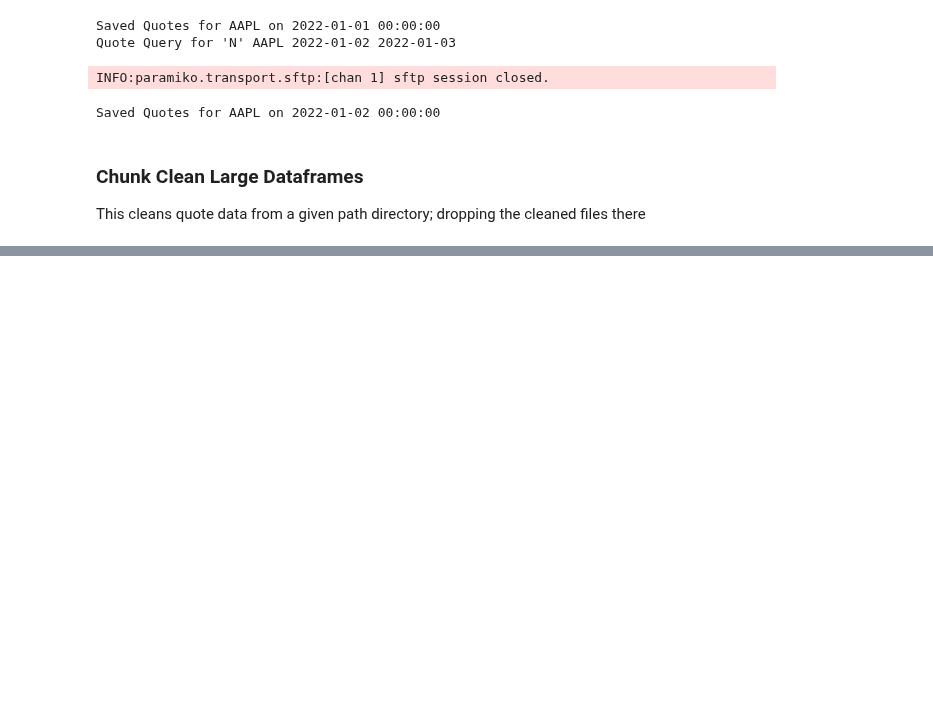
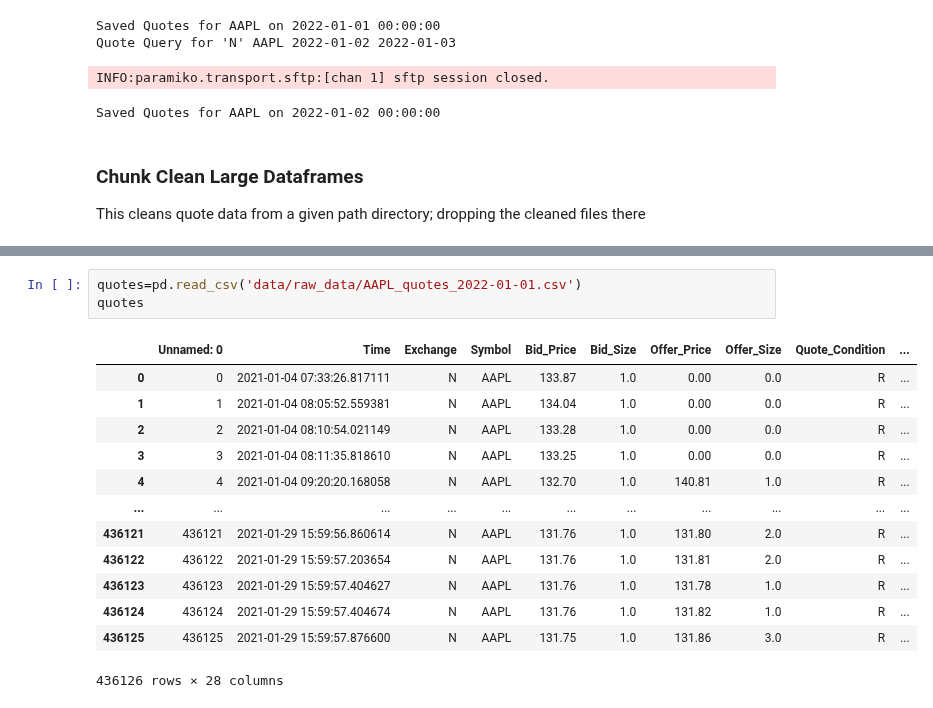
Before and after one commit to AMS-QF/TAQ-Data, a Jupyter notebook: Example_Data_NB.ipynb, the cells around one changed output, grey strips where cells are left out. Drawn from its saved outputs; the diff is of its cells as text; blank space fills up the shorter version.

```diff
--- a/Example_Data_NB.ipynb
+++ b/Example_Data_NB.ipynb
@@ -113,3 +113,20 @@ chunk_clean('../data/AAPL_quotes_2022-01-01')
 300000 rows cleaned
 400000 rows cleaned
 500000 rows cleaned
+# %%
+quotes=pd.read_csv('data/raw_data/AAPL_quotes_2022-01-01.csv')
+quotes
+# %% [output]
+|  | Unnamed: 0 | Time | Exchange | Symbol | Bid_Price | Bid_Size | Offer_Price | Offer_Size | Quote_Condition | ... |
+| 0 | 0 | 2021-01-04 07:33:26.817111 | N | AAPL | 133.87 | 1.0 | 0.00 | 0.0 | R | ... |
+| 1 | 1 | 2021-01-04 08:05:52.559381 | N | AAPL | 134.04 | 1.0 | 0.00 | 0.0 | R | ... |
+| 2 | 2 | 2021-01-04 08:10:54.021149 | N | AAPL | 133.28 | 1.0 | 0.00 | 0.0 | R | ... |
+| 3 | 3 | 2021-01-04 08:11:35.818610 | N | AAPL | 133.25 | 1.0 | 0.00 | 0.0 | R | ... |
+| 4 | 4 | 2021-01-04 09:20:20.168058 | N | AAPL | 132.70 | 1.0 | 140.81 | 1.0 | R | ... |
+| ... | ... | ... | ... | ... | ... | ... | ... | ... | ... | ... |
+| 436121 | 436121 | 2021-01-29 15:59:56.860614 | N | AAPL | 131.76 | 1.0 | 131.80 | 2.0 | R | ... |
+| 436122 | 436122 | 2021-01-29 15:59:57.203654 | N | AAPL | 131.76 | 1.0 | 131.81 | 2.0 | R | ... |
+| 436123 | 436123 | 2021-01-29 15:59:57.404627 | N | AAPL | 131.76 | 1.0 | 131.78 | 1.0 | R | ... |
+| 436124 | 436124 | 2021-01-29 15:59:57.404674 | N | AAPL | 131.76 | 1.0 | 131.82 | 1.0 | R | ... |
+| 436125 | 436125 | 2021-01-29 15:59:57.876600 | N | AAPL | 131.75 | 1.0 | 131.86 | 3.0 | R | ... |
+436126 rows × 28 columns
```
Also changed, not shown: parts of 4 cells of this notebook, 6 other files.
